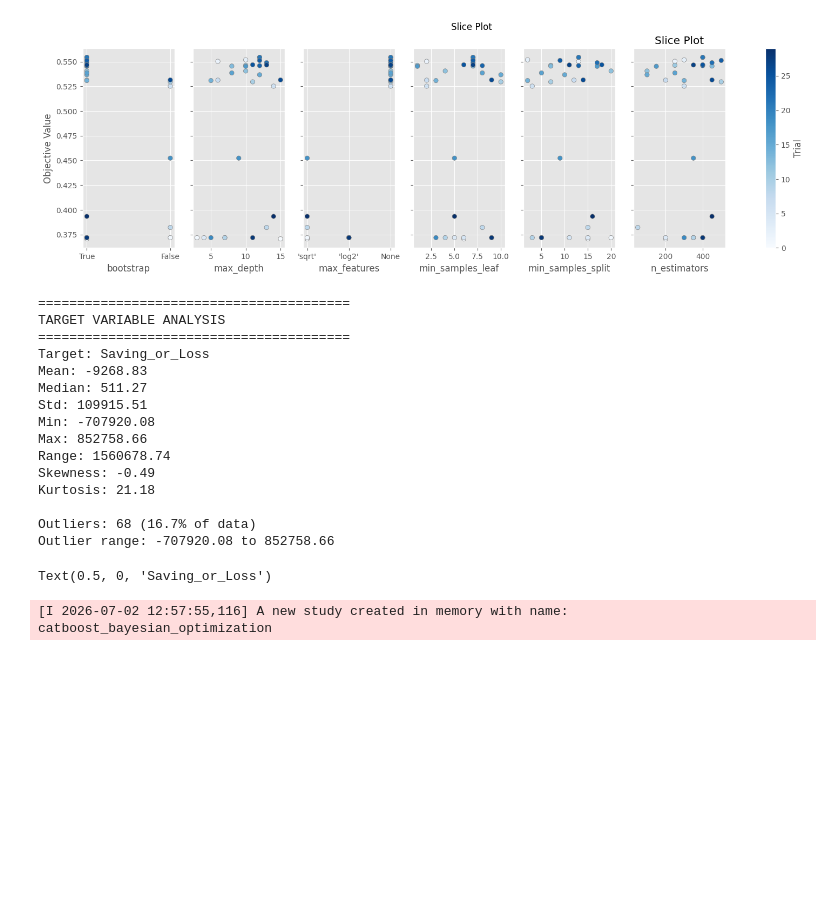
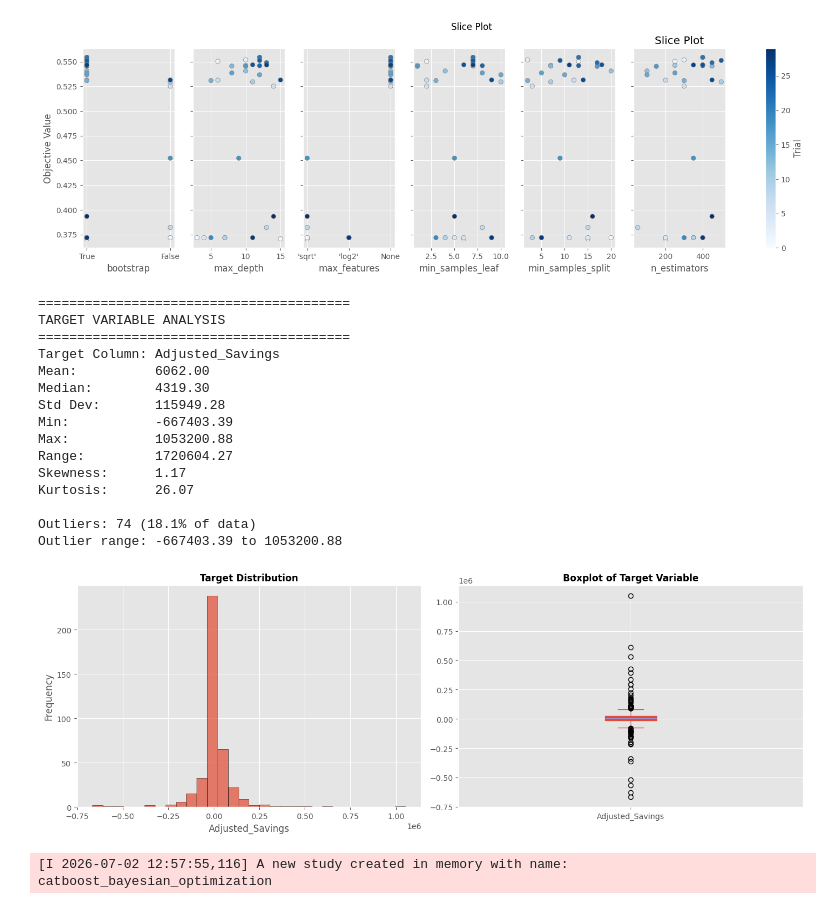
Before and after one commit to Phong031/ML_Models, a Jupyter notebook: notebook/01_eda.ipynb, the cells around one changed output. Cells and saved outputs as stored; diff of their text form; code cells hidden in the pictures; blank space fills up the shorter version.

```diff
--- a/notebook/01_eda.ipynb
+++ b/notebook/01_eda.ipynb
@@ -6939,54 +7849,74 @@ Confusion Matrix:
 [figure]
 [figure]
 # %%
-# Analyze target variable
 import pandas as pd
 import numpy as np
 import matplotlib.pyplot as plt
 
+# Assuming 'df' is your DataFrame and 'Saving_or_Loss' is the target column
+target_col = 'Adjusted_Savings'
+y = job_data_df[target_col]
+
 print("="*40)
 print("TARGET VARIABLE ANALYSIS")
 print("="*40)
-print(f"Target: {target}")
-print(f"Mean: {y.mean():.2f}")
-print(f"Median: {y.median():.2f}")
-print(f"Std: {y.std():.2f}")
-print(f"Min: {y.min():.2f}")
-print(f"Max: {y.max():.2f}")
-print(f"Range: {y.max() - y.min():.2f}")
-print(f"Skewness: {y.skew():.2f}")
-print(f"Kurtosis: {y.kurtosis():.2f}")
+print(f"Target Column: {target_col}")
+print(f"Mean:          {y.mean():.2f}")
+print(f"Median:        {y.median():.2f}")
+print(f"Std Dev:       {y.std():.2f}")
+print(f"Min:           {y.min():.2f}")
+print(f"Max:           {y.max():.2f}")
+print(f"Range:         {(y.max() - y.min()):.2f}")
+print(f"Skewness:      {y.skew():.2f}")
+print(f"Kurtosis:      {y.kurtosis():.2f}")
 
 # Check for outliers using IQR
 Q1 = y.quantile(0.25)
 Q3 = y.quantile(0.75)
 IQR = Q3 - Q1
-outliers = y[(y < Q1 - 1.5*IQR) | (y > Q3 + 1.5*IQR)]
+outliers = y[(y < Q1 - 1.5 * IQR) | (y > Q3 + 1.5 * IQR)]
+
 print(f"\nOutliers: {len(outliers)} ({len(outliers)/len(y)*100:.1f}% of data)")
-print(f"Outlier range: {outliers.min():.2f} to {outliers.max():.2f}")
 
-# Visualize distribution
-fig, axes = plt.subplots(1, 2, figsize=(12, 4))
-y.hist(bins=30, ax=axes[0])
-axes[0].set_title('Target Distribution')
-axes[0].set_xlabel('Saving_or_Loss')
+# Handle the edge case where no outliers exist to prevent formatting crashes
+if len(outliers) > 0:
+    print(f"Outlier range: {outliers.min():.2f} to {outliers.max():.2f}")
+else:
+    print("Outlier range: N/A (No outliers detected)")
+
+# Visualize distribution (Fixed the subplot routing)
+fig, axes = plt.subplots(1, 2, figsize=(14, 5))
+
+# Histogram
+y.hist(bins=30, ax=axes[0], edgecolor='black', alpha=0.7)
+axes[0].set_title('Target Distribution', fontsize=12, fontweight='bold')
+axes[0].set_xlabel(target_col)
+axes[0].set_ylabel('Frequency')
+
+# Boxplot (Now properly assigned to axes[1])
+y.plot.box(ax=axes[1], patch_artist=True)
+axes[1].set_title('Boxplot of Target Variable', fontsize=12, fontweight='bold')
+axes[1].set_xticklabels([target_col])
+
+plt.tight_layout() # Prevents overlapping labels
+plt.show()
 # %% [output]
 ========================================
 TARGET VARIABLE ANALYSIS
 ========================================
-Target: Saving_or_Loss
-Mean: -9268.83
-Median: 511.27
-Std: 109915.51
-Min: -707920.08
-Max: 852758.66
-Range: 1560678.74
-Skewness: -0.49
-Kurtosis: 21.18
+Target Column: Adjusted_Savings
+Mean:          6062.00
+Median:        4319.30
+Std Dev:       115949.28
+Min:           -667403.39
+Max:           1053200.88
+Range:         1720604.27
+Skewness:      1.17
+Kurtosis:      26.07
 
-Outliers: 68 (16.7% of data)
-Outlier range: -707920.08 to 852758.66
+Outliers: 74 (18.1% of data)
+Outlier range: -667403.39 to 1053200.88
-Text(0.5, 0, 'Saving_or_Loss')
+[figure, added]
 # %%
 # CATBOOST WITH BAYESIAN OPTIMIZATION (OPTUNA) - FULLY WORKING
 # ==========================================================
```
Also changed, not shown: parts of 21 cells of this notebook, 4 other files.
